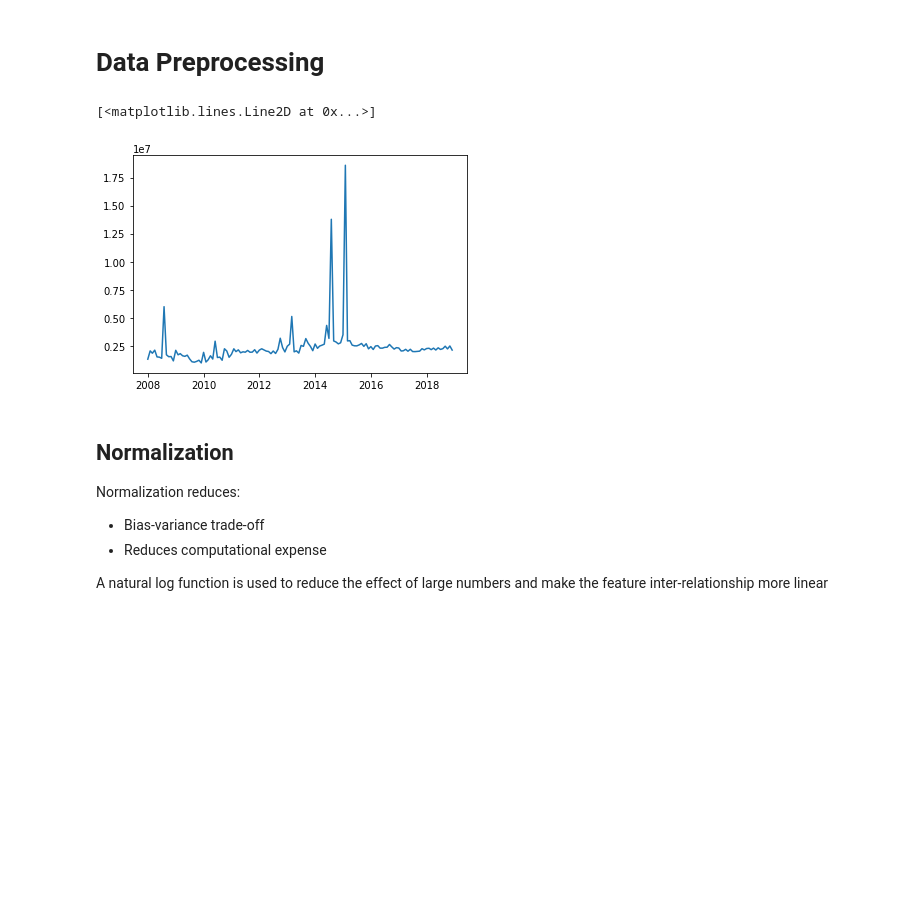
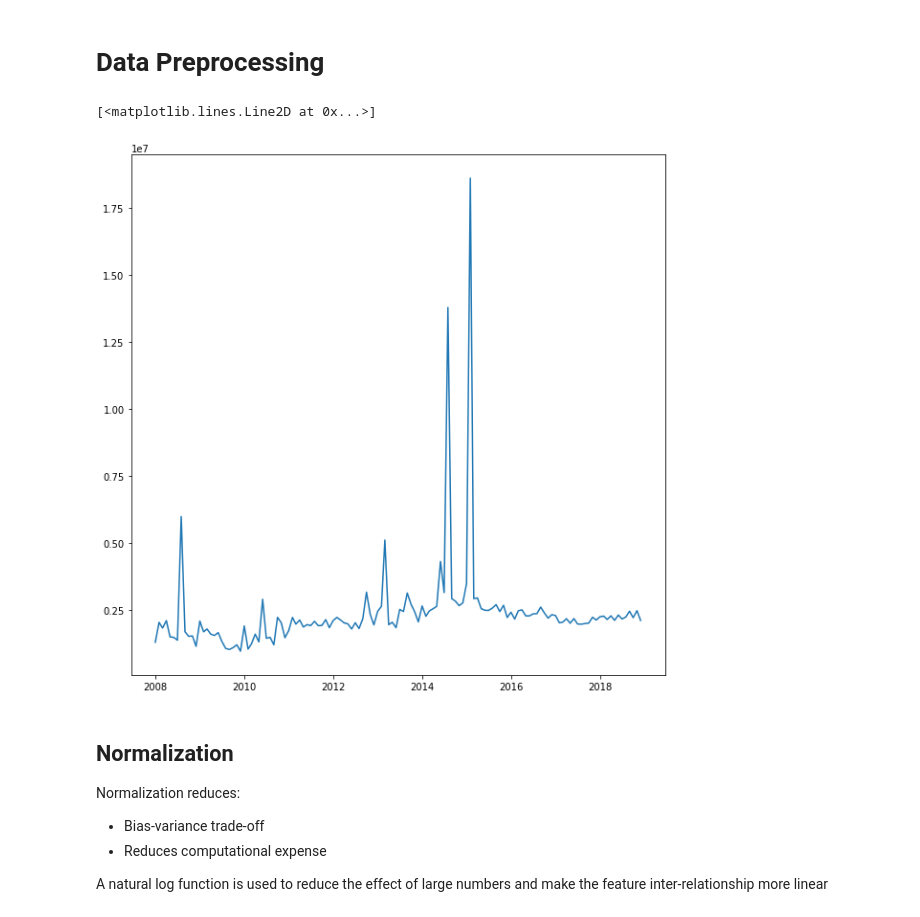
Before and after one commit to JimmyKurui/IS_PROJECT_II, a Jupyter notebook: IS_Project_2.ipynb, the cells around one changed output. Drawn from its saved outputs; the diff is of its cells as text; code cells hidden in the pictures; blank space fills up the shorter version.

```diff
--- a/IS_Project_2.ipynb
+++ b/IS_Project_2.ipynb
@@ -65,16 +68,16 @@ dtype: object
 df_nomonth = df.drop('month', axis=1)
 # %%
 # Sample plot of a volume time series
+plt.figure(figsize=(10,10))
 plt.plot(df['month'], df['volume'])
 
-# plt.figure(figsize=(50,50))
 # for i in df_nomonth.columns:
 #   plt.subplot(df['month'])
 # plt.show()
 # sns.lineplot(df, time='Date')
 # %% [output]
 [<matplotlib.lines.Line2D at 0x...>]
-[figure, old version]
+[figure, new version]
 # %% [markdown]
 ## Normalization
 
```
Also changed, not shown: parts of 16 cells of this notebook.
